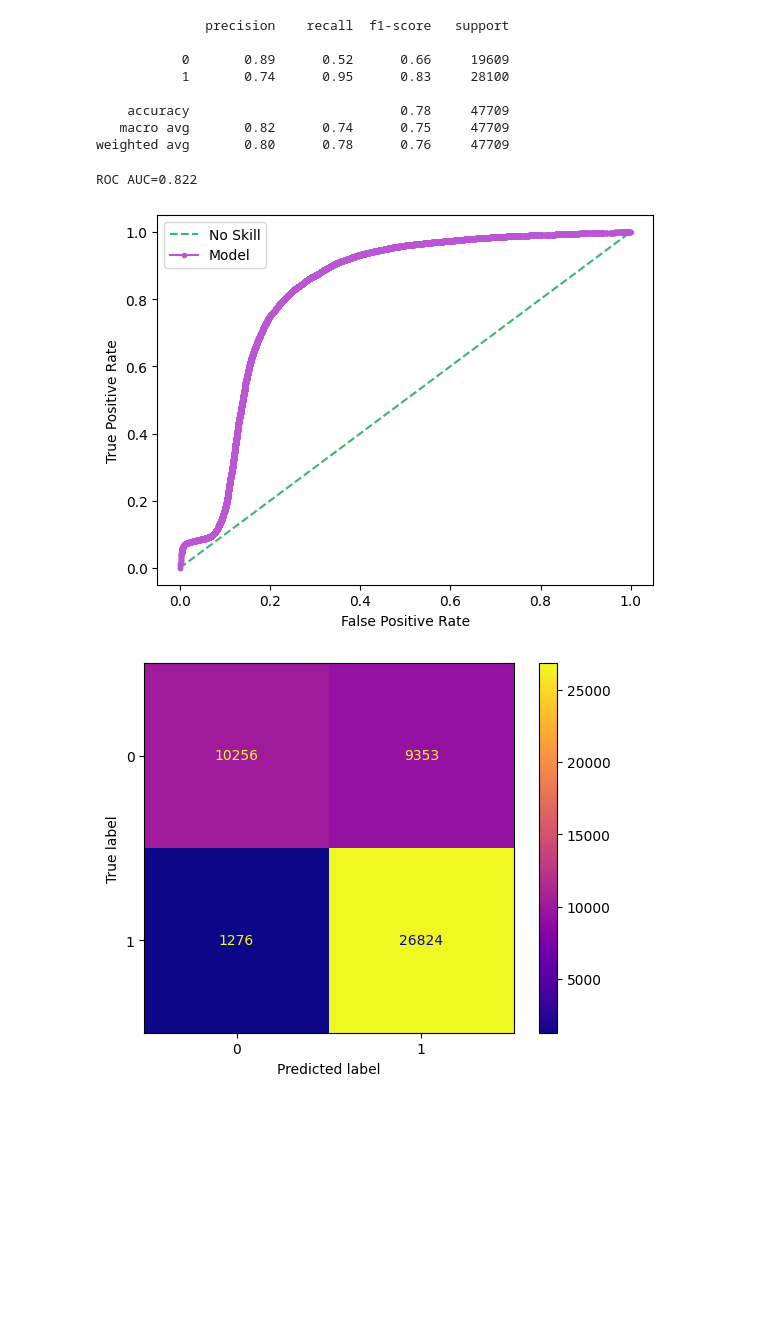
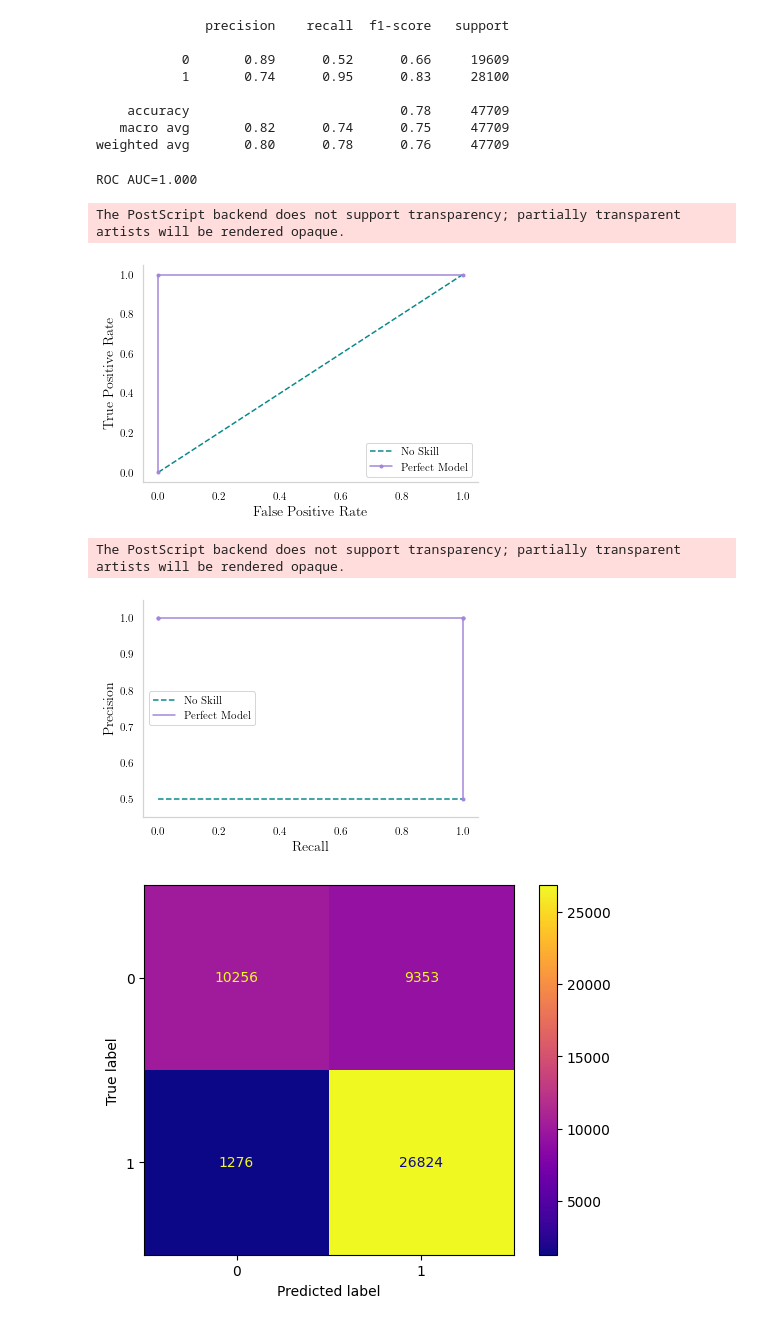
Before and after one commit to Alexandra-Smith/masters, a Jupyter notebook: notebooks/10-testing.ipynb, the cells around one changed output. Drawn from its saved outputs; the diff is of its cells as text; code cells hidden in the pictures; blank space fills up the shorter version.

```diff
--- a/notebooks/10-testing.ipynb
+++ b/notebooks/10-testing.ipynb
@@ -18,3 +52,15 @@ import sys
+# %%
+M_darkpurple = '#783CBB'
+M_lightpurple = '#A385DB'
+# M_green = '#479C8A'
+M_green = '#0a888a'
+M_yellow = '#FFDD99'
+M_lightpink = '#EFA9CD'
+M_darkpink = '#E953AD'
+
+colour_list = [M_lightpink, M_green, M_darkpurple, M_darkpink, M_lightpurple, M_yellow]
+cd = {'lightpink': M_lightpink, 'lightpurple': M_lightpurple, 'green': M_green, 'purple': M_darkpurple, 'pink': M_darkpink, 'yellow': M_yellow}
+plt.rcParams['axes.prop_cycle'] = plt.cycler(color=colour_list)
 # %% [markdown]
 ### Helper functions
 # %%
@@ -355,10 +433,16 @@ print(metrics)
    macro avg       0.82      0.74      0.75     47709
 weighted avg       0.80      0.78      0.76     47709
 # %%
-roc_plot(true_labels, model_probabilities)
+roc_plot(true_labels, true_labels)
 # %% [output]
-ROC AUC=0.822
+ROC AUC=1.000
+The PostScript backend does not support transparency; partially transparent artists will be rendered opaque.
-[figure, old version]
+[figure, new version]
+# %%
+plot_pr_curve(true_labels, true_labels)
+# %% [output]
+The PostScript backend does not support transparency; partially transparent artists will be rendered opaque.
+[figure, added]
 # %%
 plot_confusion_matrix(true_labels, model_predictions)
 # %% [output]
```
Also changed, not shown: parts of 6 cells of this notebook, 5 other files.
